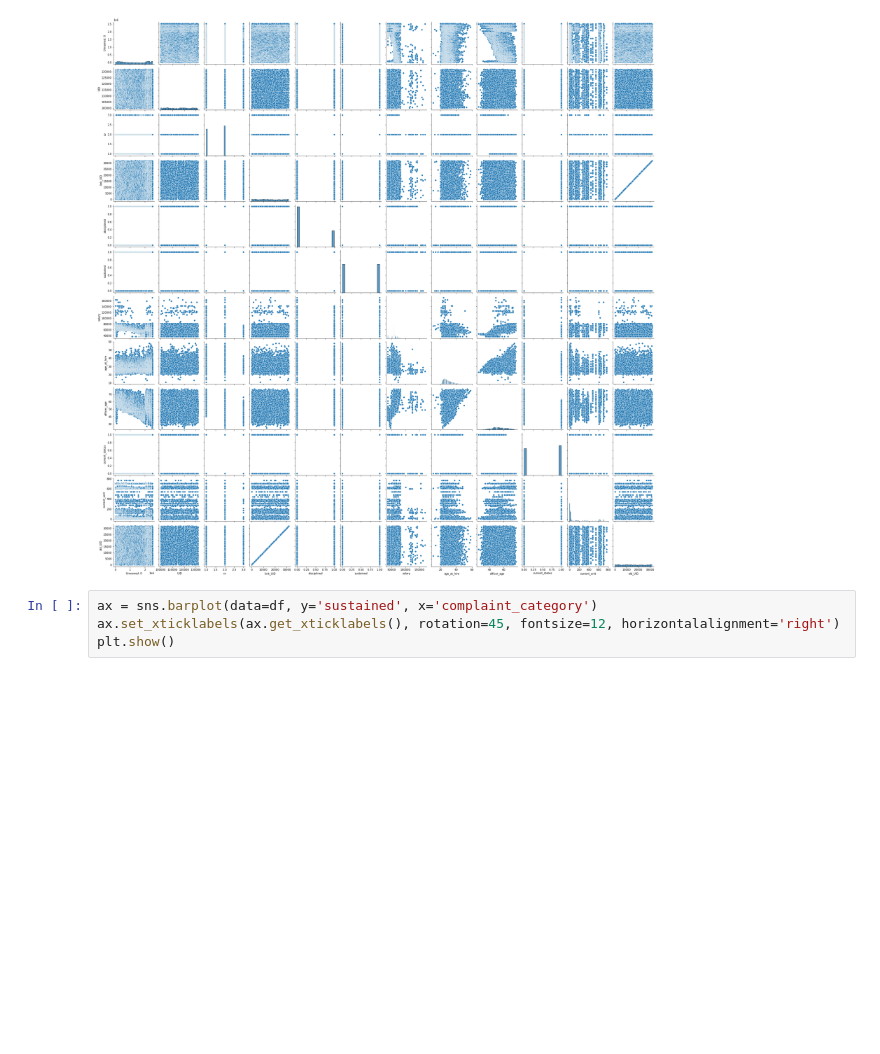
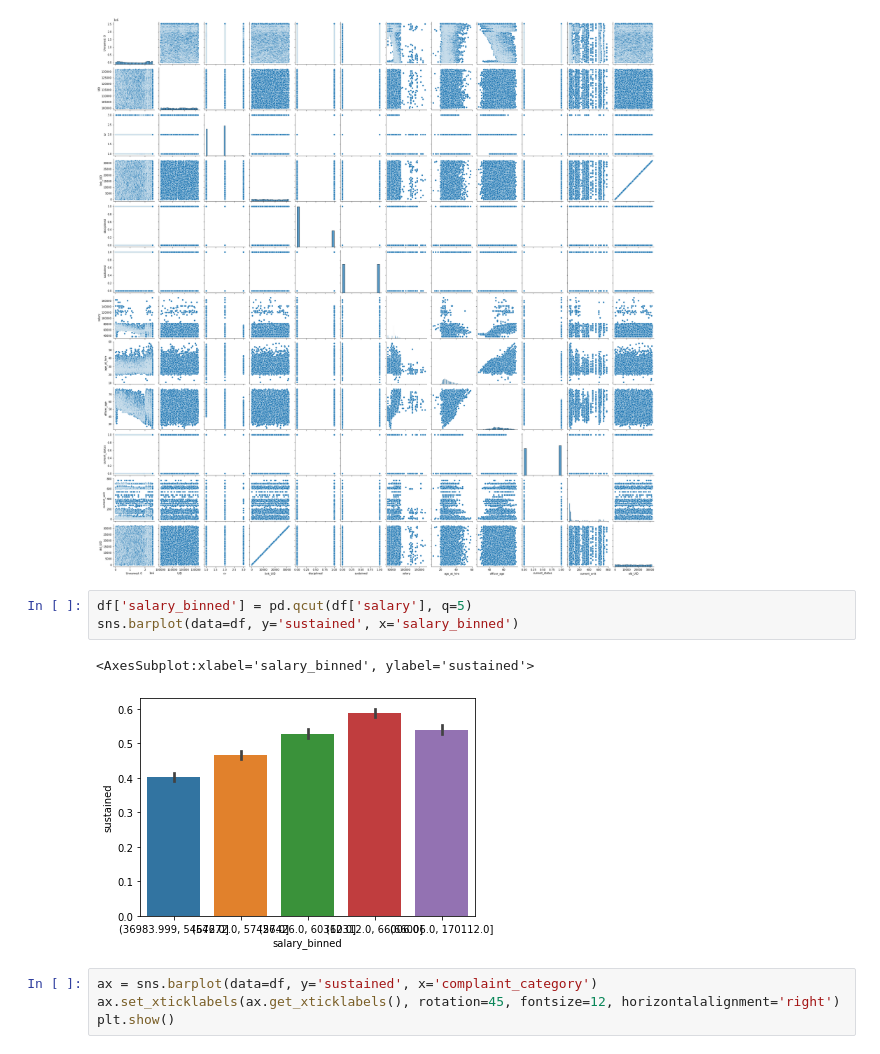
Before and after one commit to ryanpaynerp/Data_Sci_Project, a Jupyter notebook: Final_code.ipynb, the cells around one changed output. Drawn from its saved outputs; the diff is of its cells as text; blank space fills up the shorter version.

```diff
--- a/Final_code.ipynb
+++ b/Final_code.ipynb
@@ -599,6 +599,12 @@ sns.pairplot(data=df)
 # %% [output]
 <seaborn.axisgrid.PairGrid at 0x...>
 [figure]
+# %%
+df['salary_binned'] = pd.qcut(df['salary'], q=5)
+sns.barplot(data=df, y='sustained', x='salary_binned')
+# %% [output]
+<AxesSubplot:xlabel='salary_binned', ylabel='sustained'>
+[figure, added]
 # %%
 ax = sns.barplot(data=df, y='sustained', x='complaint_category')
 ax.set_xticklabels(ax.get_xticklabels(), rotation=45, fontsize=12, horizontalalignment='right')
```
Also changed, not shown: parts of 4 cells of this notebook, 2 other files.
